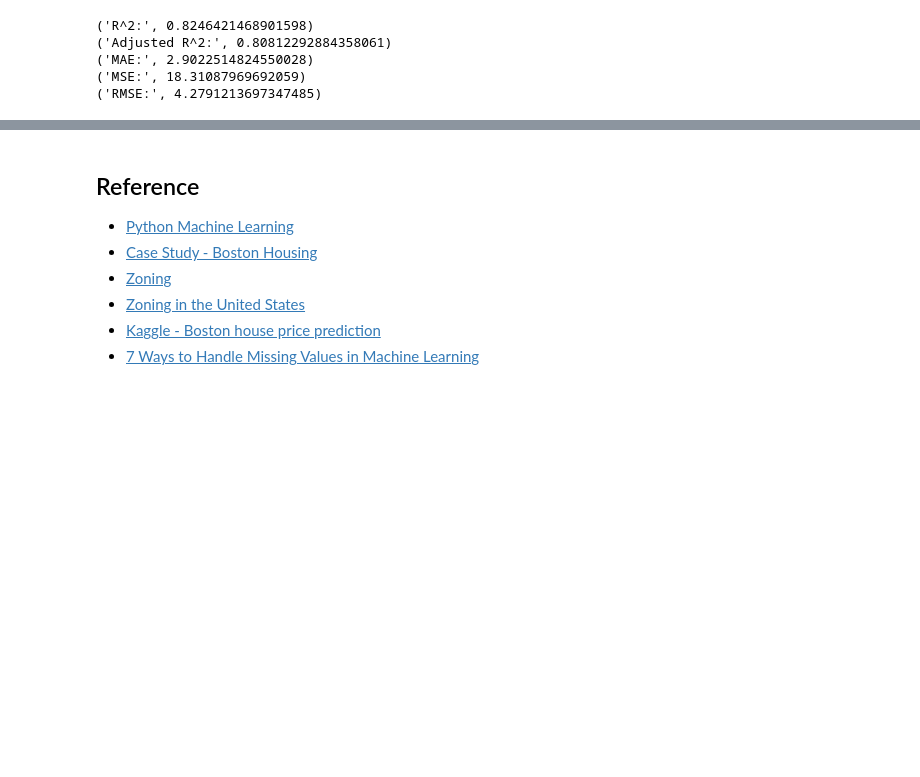
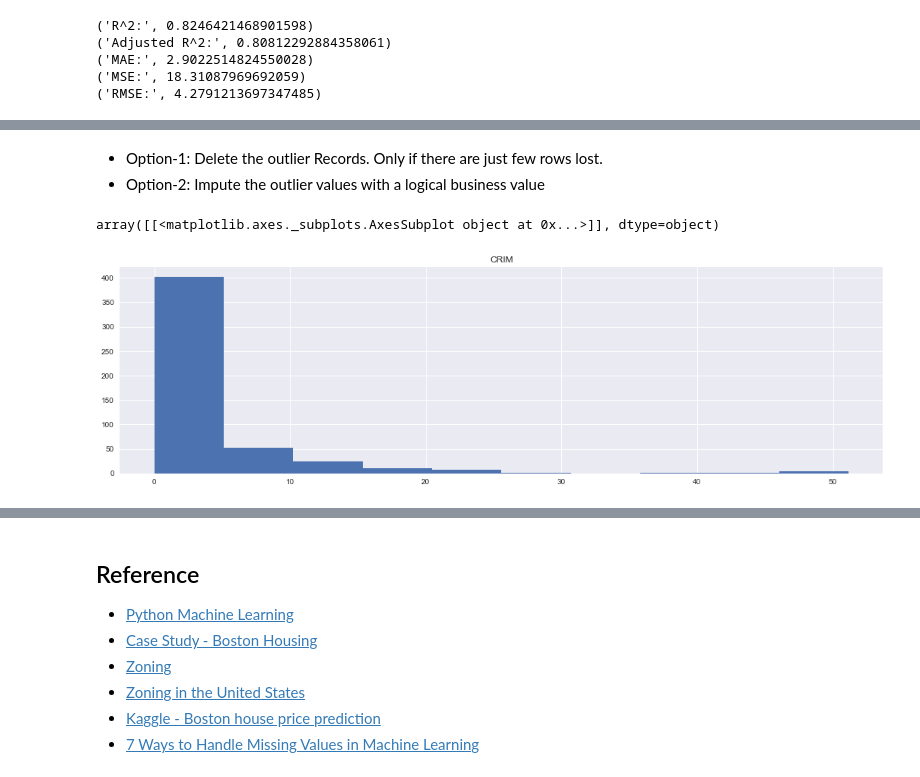
Before and after one commit to WenxuanZhang/Python-Cheat-Sheet, a Jupyter notebook: Machine Learning.ipynb, the cells around one changed output, grey strips where cells are left out. Drawn from its saved outputs; the diff is of its cells as text; code cells hidden in the pictures; blank space fills up the shorter version.

```diff
--- a/Machine Learning.ipynb
+++ b/Machine Learning.ipynb
@@ -627,0 +736,15 @@ print('RMSE:',np.sqrt(metrics.mean_squared_error(y_test, y_test_pred)))
+# %% [markdown]
+* Option-1: Delete the outlier Records. Only if there are just few rows lost.
+* Option-2: Impute the outlier values with a logical business value
+# %%
+BostonData = df_all
+# %%
+# Finding nearest values to 60 mark
+BostonData['CRIM'][BostonData['CRIM']<60].sort_values(ascending=False)
+# Replacing outliers with nearest possibe value
+BostonData['CRIM'][BostonData['CRIM']>60] =51.13
+# %%
+BostonData.hist(['CRIM'], figsize=(18,5))
+# %% [output]
+array([[<matplotlib.axes._subplots.AxesSubplot object at 0x...>]], dtype=object)
+[figure, added]
```
Also changed, not shown: parts of 21 cells of this notebook.
